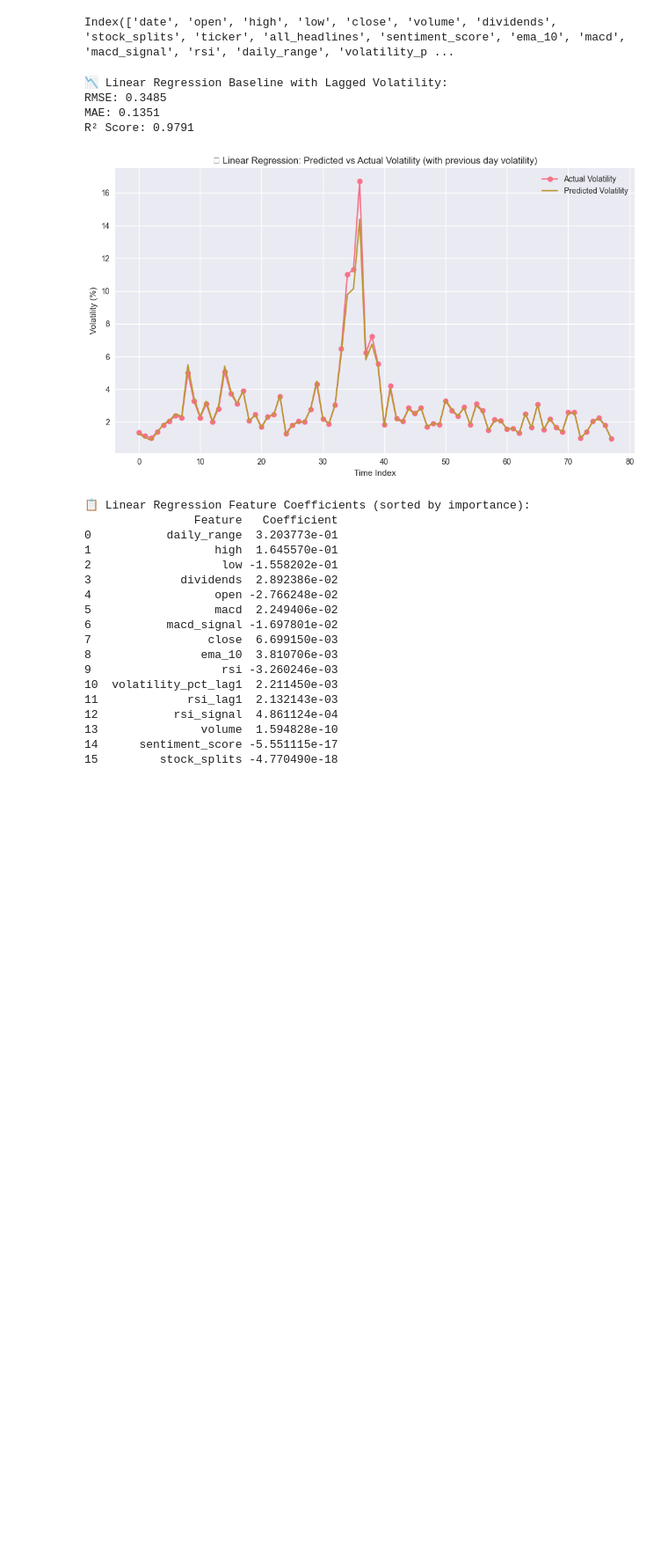
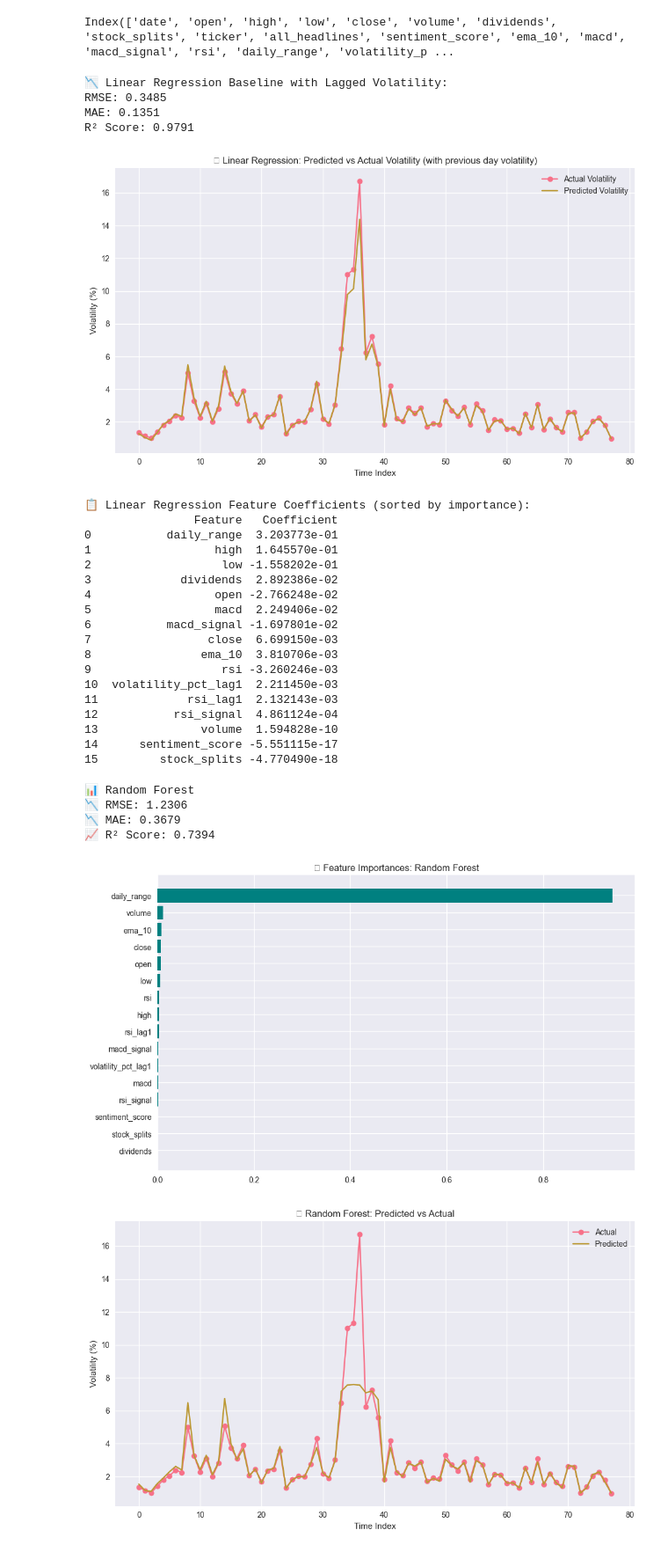
Before and after one commit to aditikhodke/stock-volatility-prediction, a Jupyter notebook: main copy.ipynb, the cells around one changed output. Shown at 88% size. Cells and saved outputs as stored; diff of their text form; code cells hidden in the pictures; blank space fills up the shorter version.

```diff
--- a/main copy.ipynb
+++ b/main copy.ipynb
@@ -540,3 +539,77 @@ print(coef_df_sorted[['Feature', 'Coefficient']])
 13               volume  1.594828e-10
 14      sentiment_score -5.551115e-17
 15         stock_splits -4.770490e-18
+# %%
+from sklearn.ensemble import RandomForestRegressor, GradientBoostingRegressor
+from sklearn.model_selection import GridSearchCV
+
+
+# --- Random Forest Regressor ---
+rf = RandomForestRegressor(n_estimators=100, max_depth=5, random_state=42)
+rf.fit(X_train, y_train)
+y_rf_pred = rf.predict(X_test)
+
+
+# --- Evaluation Function ---
+def evaluate_model(name, y_true, y_pred):
+    rmse = np.sqrt(mean_squared_error(y_true, y_pred))
+    mae = mean_absolute_error(y_true, y_pred)
+    r2 = r2_score(y_true, y_pred)
+    print(f"\n📊 {name}")
+    print(f"📉 RMSE: {rmse:.4f}")
+    print(f"📉 MAE: {mae:.4f}")
+    print(f"📈 R² Score: {r2:.4f}")
+    return rmse, mae, r2
+
+# --- Evaluate Both Models ---
+evaluate_model("Random Forest", y_test, y_rf_pred)
+
+# --- Feature Importances Plot ---
+def plot_feature_importance(model, model_name):
+    importances = model.feature_importances_
+    sorted_idx = np.argsort(importances)[::-1]
+    plt.figure(figsize=(10, 6))
+    plt.barh(np.array(features)[sorted_idx], importances[sorted_idx], color='teal')
+    plt.title(f"🔍 Feature Importances: {model_name}")
+    plt.gca().invert_yaxis()
+    plt.tight_layout()
+    plt.show()
+
+plot_feature_importance(rf, "Random Forest")
+
+# --- Predicted vs Actual ---
+def plot_predictions(y_true, y_pred, title):
+    plt.figure(figsize=(10, 6))
+    plt.plot(y_true.values, label='Actual', marker='o')
+    plt.plot(y_pred, label='Predicted', marker='x')
+    plt.title(title)
+    plt.xlabel('Time Index')
+    plt.ylabel('Volatility (%)')
+    plt.legend()
+    plt.grid(True)
+    plt.tight_layout()
+    plt.show()
+
+plot_predictions(y_test, y_rf_pred, "📈 Random Forest: Predicted vs Actual")
+
+# --- Residual Plot ---
+def plot_residuals(y_true, y_pred, title):
+    residuals = y_true - y_pred
+    plt.figure(figsize=(8, 5))
+    plt.scatter(range(len(residuals)), residuals, alpha=0.7)
+    plt.hlines(0, 0, len(residuals), colors='red', linestyles='dashed')
+    plt.title(title)
+    plt.xlabel('Time Index')
+    plt.ylabel('Residual')
+    plt.grid(True)
+    plt.tight_layout()
+    plt.show()
+
+plot_residuals(y_test, y_rf_pred, "📉 Residuals: Random Forest")
+# %% [output]
+📊 Random Forest
+📉 RMSE: 1.2306
+📉 MAE: 0.3679
+📈 R² Score: 0.7394
+[figure, added]
+[figure, added]
```
Also changed, not shown: parts of 8 cells of this notebook, 1 other file.
